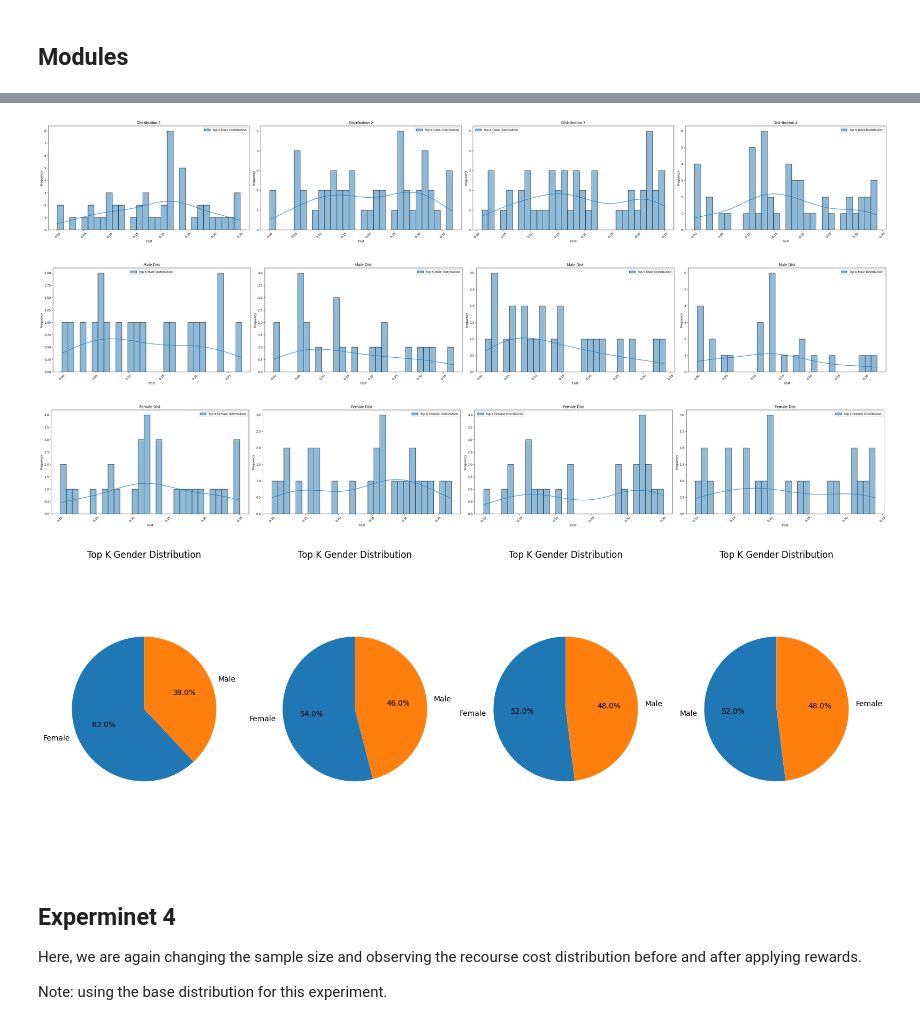
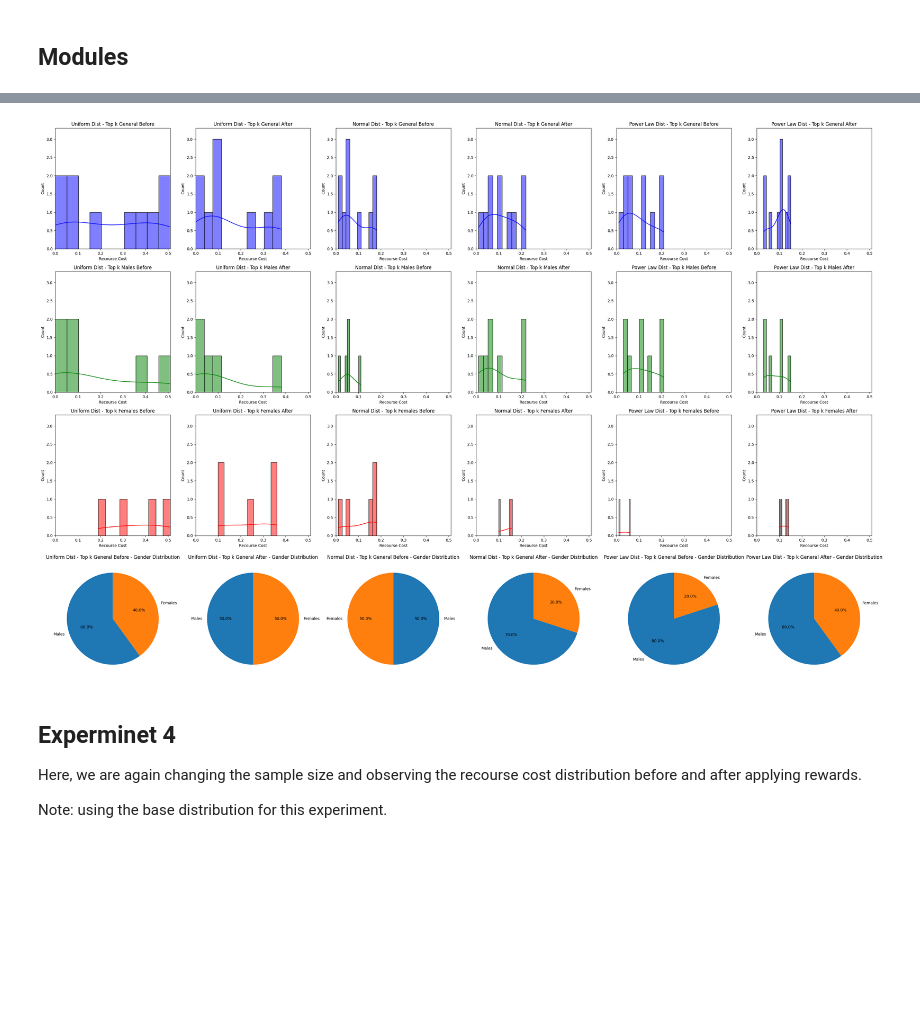
Before and after one commit to AsifAhmedShodip/MyRecourseProject, a Jupyter notebook: notebooks/experiment.ipynb, the cells around one changed output, grey strips where cells are left out. Cells and saved outputs as stored; diff of their text form; code cells hidden in the pictures; blank space fills up the shorter version.

```diff
--- a/notebooks/experiment.ipynb
+++ b/notebooks/experiment.ipynb
@@ -467,6 +416,5 @@ Here, we are changing the original data distribution of X1 for male or female or
 # %%
 import itertools
-
 
 distributions1 = {
     1: {'X1': [('uniform', (40, 70))], 'X2': [('normal', (65, 15))]},  # Male distributions
@@ -474,26 +422,21 @@ distributions1 = {
 }
 
 distributions2 = {
-    1: {'X1': [('uniform', (40, 70)), ('normal', (55, 10))], 'X2': [('normal', (65, 15))]},  # Male distributions
-    2: {'X1': [('uniform', (30, 60))], 'X2': [('normal', (55, 15))]}   # Female distributions
+    1: {'X1': [('uniform', (40, 70))], 'X2': [('normal', (65, 15))]},  # Male distributions
+    2: {'X1': [('normal', (30, 60))], 'X2': [('normal', (55, 15))]}   # Female distributions
 }
 
 distributions3 = {
     1: {'X1': [('uniform', (40, 70))], 'X2': [('normal', (65, 15))]},  # Male distributions
-    2: {'X1': [('uniform', (30, 60)), ('power_law', (3, 30))], 'X2': [('normal', (55, 15))]}   # Female distributions
-}
-
-distributions4 = {
-    1: {'X1': [('uniform', (40, 70)), ('normal', (55, 10))], 'X2': [('normal', (65, 15))]},  # Male distributions
-    2: {'X1': [('uniform', (30, 60)), ('power_law', (3, 30))], 'X2': [('normal', (55, 15))]}   # Female distributions
+    2: {'X1': [('power_law', (3, 30))], 'X2': [('normal', (55, 15))]}   # Female distributions
 }
 
 gender_proportions = [0.6, 0.4]
 
 param_grid = {
     'dataset_size': [10000],
-    'distributions': [distributions1, distributions2, distributions3, distributions4],
-    'sample_size': [5000],
+    'distributions': [distributions1, distributions2, distributions3],
+    'sample_size': [1000],
     'model_type': ['logistic_regression'],
     'percentage_to_help': [0.7],
     'top_k': [10],
@@ -503,35 +446,51 @@ param_grid = {
 
 all_params = [dict(zip(param_grid.keys(), values)) for values in itertools.product(*param_grid.values())]
 
-
-results = []
 recourse_without_rewards_list = []
 recourse_with_rewards_list = []
-top_k_data_list = []
-
+top_k_before_after = []
+top_k_male_list = []
+top_k_female_list = []
+top_k_male_before_after = []
+top_k_female_before_after = []
+male_female_counts_before_after = []
 
 for params in all_params:
     recourse_without_rewards, recourse_with_rewards = experiment(params)
 
     top_k = int(params['sample_size']/100)
-    top_k_data = recourse_with_rewards.head(top_k)
 
-    recourse_without_rewards_list.append(recourse_without_rewards)
-    recourse_with_rewards_list.append(recourse_with_rewards)
-    top_k_data_list.append(top_k_data)
+    top_k_before_rewards = recourse_without_rewards.head(top_k)
+    top_k_after_rewards = recourse_with_rewards.head(top_k)
 
-# plot_side_by_side_histograms(recourse_without_rewards_list,titles=['title1','title2','title3','title4','title5'])
-# plot_side_by_side_histograms(recourse_with_rewards_list,titles=['title1','title2','title3','title4','title5'])
-plot_side_by_side_histograms(top_k_data_list,titles=['Distribution 1', 'Distribution 2', 'Distribution 3', 'Distribution 4'],
-                            legend_labels=['Top K Data Distribution', 'Top K Data Distribution', 'Top K Data Distribution', 'Top K Data Distribution'])
+    top_k_before_after.append(top_k_before_rewards)
+    top_k_before_after.append(top_k_after_rewards)
 
-top_k_male_list = [df[df['Gender'] == 1] for df in top_k_data_list]
-top_k_female_list = [df[df['Gender'] == 2] for df in top_k_data_list]
+    top_k_males_before = top_k_before_rewards[top_k_before_rewards['Gender'] == 1]
+    top_k_females_before = top_k_before_rewards[top_k_before_rewards['Gender'] == 2]
+    top_k_males_after = top_k_after_rewards[top_k_after_rewards['Gender'] == 1]
+    top_k_females_after = top_k_after_rewards[top_k_after_rewards['Gender'] == 2]
 
-plot_side_by_side_histograms(top_k_male_list, titles=['Male Dist', 'Male Dist','Male Dist','Male Dist'],
-                             legend_labels=['Top K Male Distribution', 'Top K Male Distribution', 'Top K Male Distribution', 'Top K Male Distribution'])
-plot_side_by_side_histograms(top_k_female_list, titles=['Female Dist', 'Female Dist', 'Female Dist', 'Female Dist' ],
-                             legend_labels=['Top K Female Distribution', 'Top K Female Distribution', 'Top K Female Distribution', 'Top K Female Distribution'])
+    top_k_male_before_after.append(top_k_males_before)
+    top_k_male_before_after.append(top_k_males_after)
 
-plot_gender_pie_charts(top_k_data_list)
+    top_k_female_before_after.append(top_k_females_before)
+    top_k_female_before_after.append(top_k_females_after)
+
+    male_female_counts_before_after.append((len(top_k_males_before), len(top_k_females_before)))
+    male_female_counts_before_after.append((len(top_k_males_after), len(top_k_females_after)))
+
+titles = [
+    "Uniform Dist - Top k General Before", "Uniform Dist - Top k General After",
+    "Normal Dist - Top k General Before", "Normal Dist - Top k General After",
+    "Power Law Dist - Top k General Before", "Power Law Dist - Top k General After",
+    "Uniform Dist - Top k Males Before", "Uniform Dist - Top k Males After",
+    "Normal Dist - Top k Males Before", "Normal Dist - Top k Males After",
+    "Power Law Dist - Top k Males Before", "Power Law Dist - Top k Males After",
+    "Uniform Dist - Top k Females Before", "Uniform Dist - Top k Females After",
+    "Normal Dist - Top k Females Before", "Normal Dist - Top k Females After",
+    "Power Law Dist - Top k Females Before", "Power Law Dist - Top k Females After"
+]
+
+plot_custom_grid_of_histograms(top_k_before_after, top_k_male_before_after, top_k_female_before_after, titles)
 # %% [output]
@@ -555,7 +497,4 @@ Confusion Matrix:
-[figure, old version]
+[figure, new version]
-[figure, removed]
-[figure, removed]
-[figure, removed]
 # %% [markdown]
 ## Experminet 4
 
```
Also changed, not shown: parts of 11 cells of this notebook, 1 other file.
